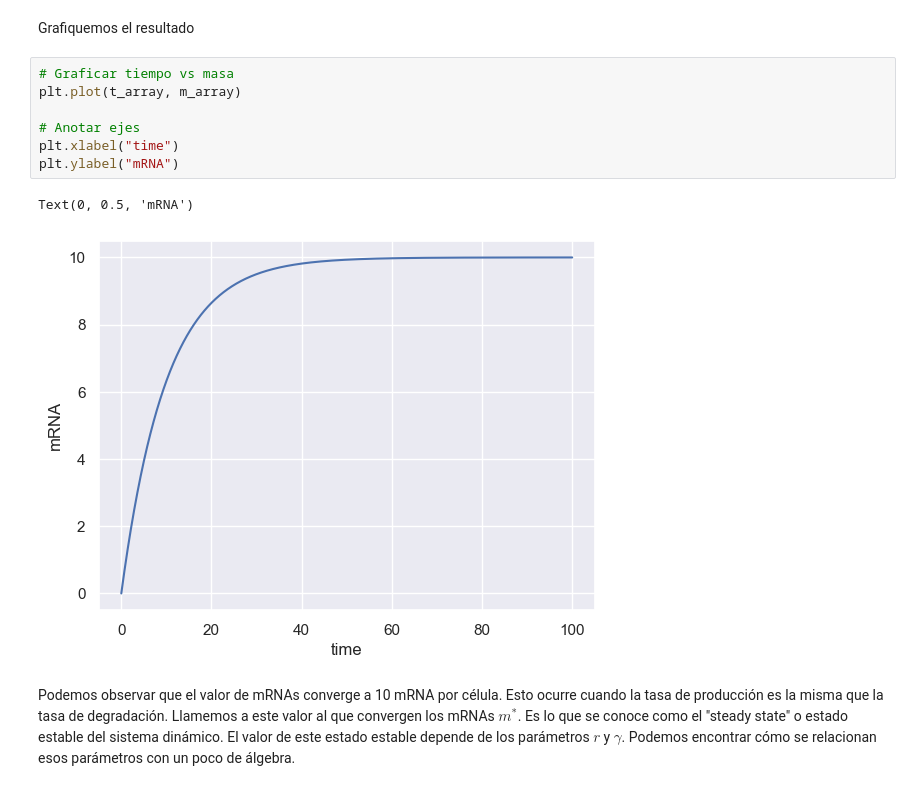
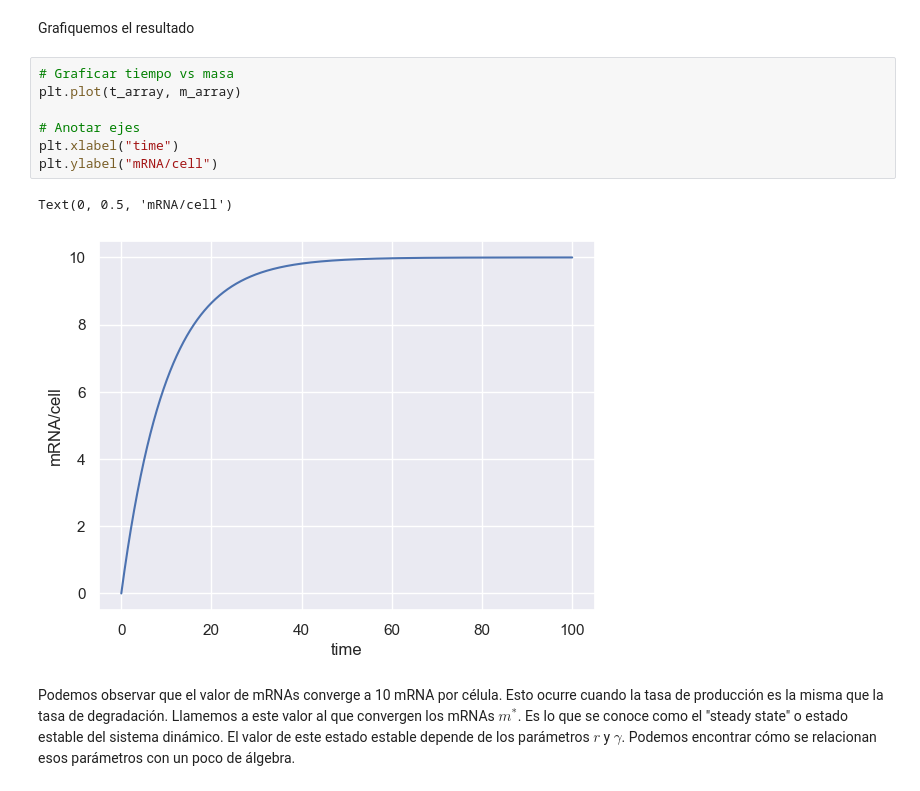
Before and after one commit to mrazomej/2023_bio_sin_escalas, a Jupyter notebook: code/expresion_genica.ipynb, the cells around one changed output. Drawn from its saved outputs; the diff is of its cells as text.

```diff
--- a/code/expresion_genica.ipynb
+++ b/code/expresion_genica.ipynb
@@ -123,13 +123,13 @@ Grafiquemos el resultado
 # %%
 # Graficar tiempo vs masa
 plt.plot(t_array, m_array)
 
 # Anotar ejes
 plt.xlabel("time")
-plt.ylabel("mRNA")
+plt.ylabel("mRNA/cell")
 # %% [output]
-Text(0, 0.5, 'mRNA')
+Text(0, 0.5, 'mRNA/cell')
-[figure, old version]
+[figure, new version]
 # %% [markdown]
 Podemos observar que el valor de mRNAs converge a 10 mRNA por célula. Esto
 ocurre cuando la tasa de producción es la misma que la tasa de degradación.
```
Also changed, not shown: parts of 25 cells of this notebook.
